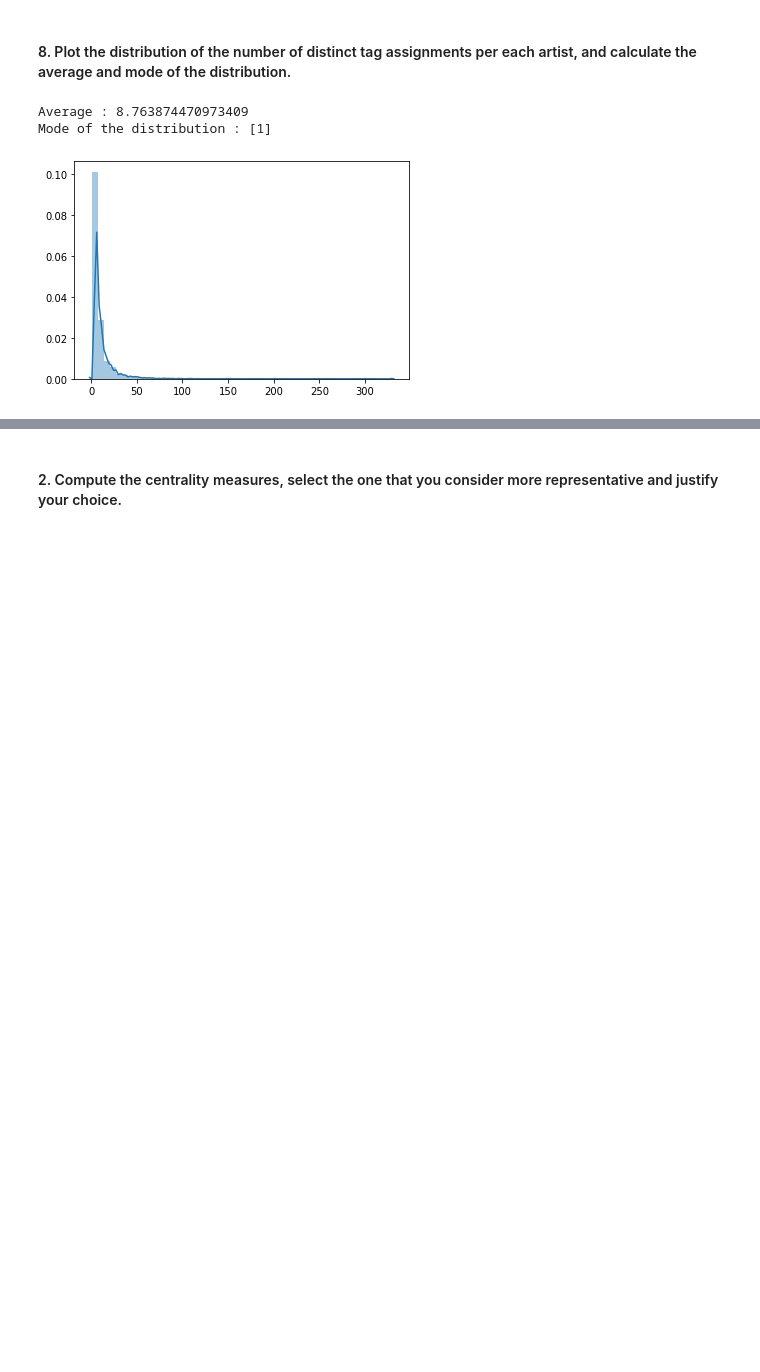
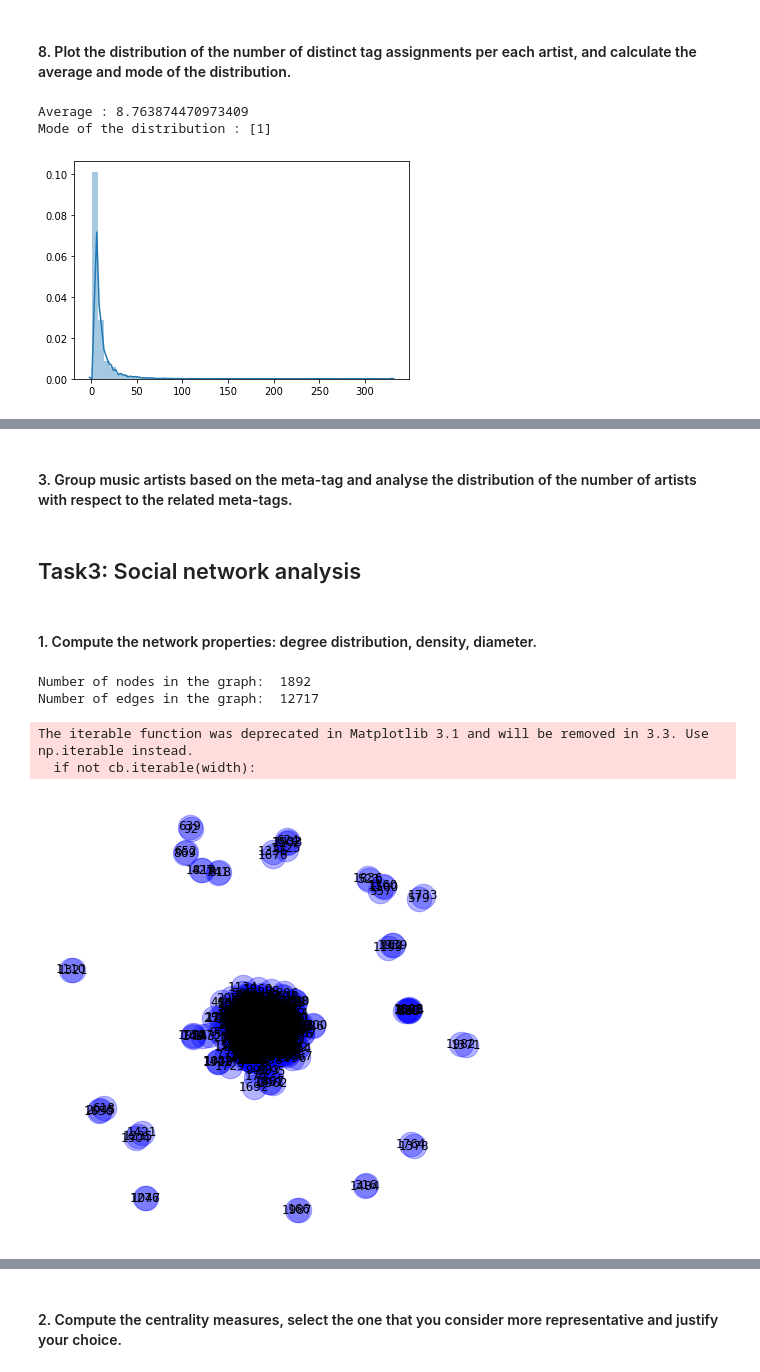
Before and after one commit to RiccardoBiella96/DataClaFinalProject, a Jupyter notebook: FinalProject.ipynb, the cells around one changed output, grey strips where cells are left out. Saved outputs shown, nothing was run; the diff lists cells and outputs as text; code cells hidden in the pictures; blank space fills up the shorter version.

Commit message:
task 3 completed

```diff
--- a/FinalProject.ipynb
+++ b/FinalProject.ipynb
@@ -482,14 +425,0 @@ plt.scatter(centers[:, 0], centers[:, 1], c='black', s=200, alpha=0.5);
-# %%
-G_friends = nx.Graph()
-G_friends.add_edges_from(db_user_friends.values)
-
-print("Number of nodes in the graph: ", len(G_friends.nodes()))
-print("Number of edges in the graph: ", len(G_friends.edges()))
-
-pos = nx.spring_layout(G_friends)
-plt.figure(figsize=(8, 8))
-plt.axis("off")
-nx.draw_networkx_nodes(G_friends, pos, node_size=600, node_color="blue", alpha=0.3)
-nx.draw_networkx_edges(G_friends, pos, alpha=0.3)
-nx.draw_networkx_labels(G_friends, pos)
-plt.show(G_friends)
@@ -524,0 +651,4 @@ density of subgraph: 0.007108893467778271
+# %% [markdown]
+#### 3. Group music artists based on the meta-tag and analyse the distribution of the number of artists with respect to the related meta-tags.
+# %% [markdown]
+## Task3: Social network analysis
@@ -524,0 +744,14 @@ density of subgraph: 0.007108893467778271
+# %% [markdown]
+#### 1. Compute the network properties: degree distribution, density, diameter.
+# %%
+G_friends = nx.Graph()
+G_friends.add_edges_from(db_user_friends.values)
+
+showGraphFeatures(G_friends)
+showGraph(G_friends)
+# %% [output]
+Number of nodes in the graph:  1892
+Number of edges in the graph:  12717
+The iterable function was deprecated in Matplotlib 3.1 and will be removed in 3.3. Use np.iterable instead.
+  if not cb.iterable(width):
+[figure, added]
```
Also changed, not shown: parts of 78 cells of this notebook, 1 other file.
